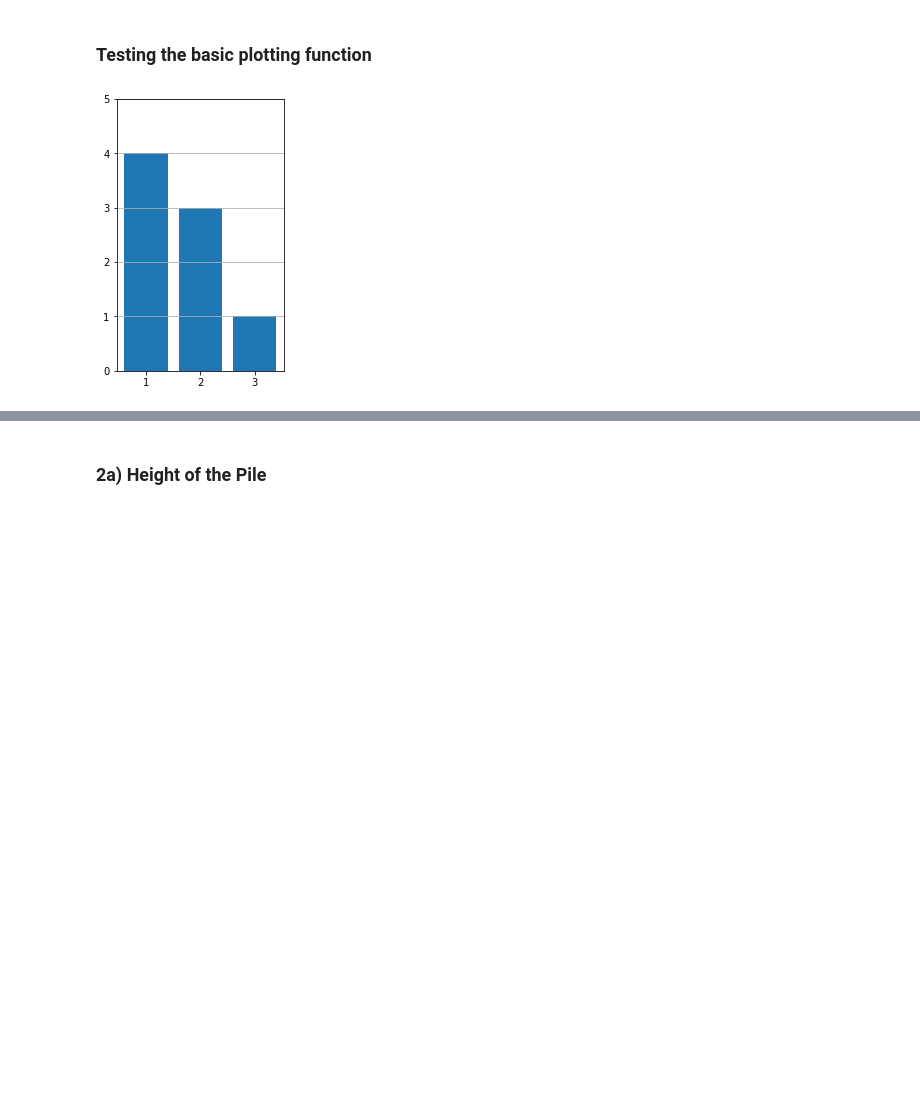
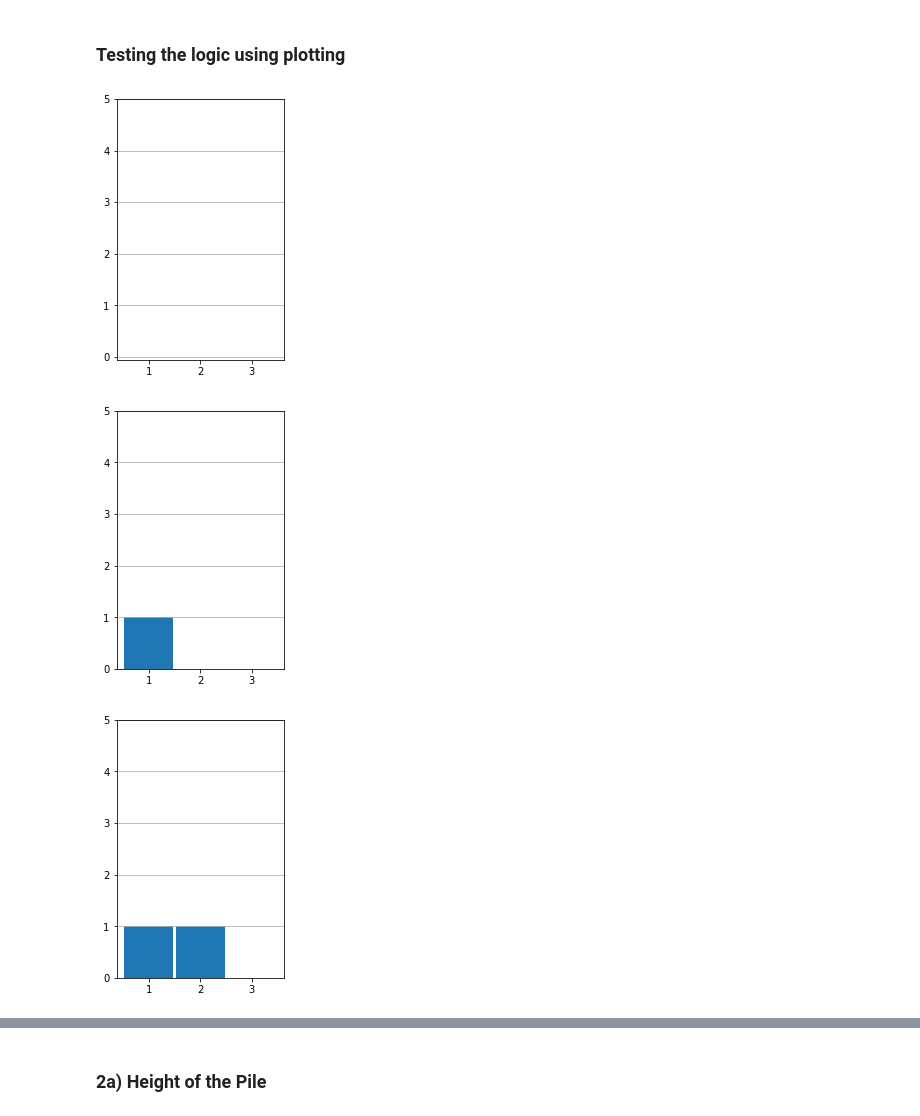
Before and after one commit to bdgrichards/oslo, a Jupyter notebook: oslo.ipynb, the cells around one changed output, grey strips where cells are left out. Saved outputs shown, nothing was run; the diff lists cells and outputs as text; code cells hidden in the pictures; blank space fills up the shorter version.

```diff
--- a/oslo.ipynb
+++ b/oslo.ipynb
@@ -171,21 +171,21 @@ class Model:
         f = plt.figure()
         f.set_figwidth(3)
         f.set_figheight(6)
-        plt.bar(np.array(range(self.length)) + 1, self.heights)
+        plt.bar(np.array(range(self.length)) + 1, self.heights, width=0.95)
         plt.axis('scaled')
         plt.yticks(range(self.length * 2))
         plt.xticks(np.array(range(self.length)) + 1)
         plt.grid(axis='y')
         plt.show()
 # %% [markdown]
-### Testing the basic plotting function
+### Testing the logic using plotting
 # %%
-sleep_amount = 0.1
-
 test_model = Model(3)
 
-for i in range(50):
-    test_model.plot(sleep_amount)
+for i in range(5):
+    test_model.plot(clear_screen=False)
     test_model.cycle()
 # %% [output]
-[figure, old version]
+[figure, new version]
+[figure, added]
+[figure, added]
```
Also changed, not shown: parts of 15 cells of this notebook.
